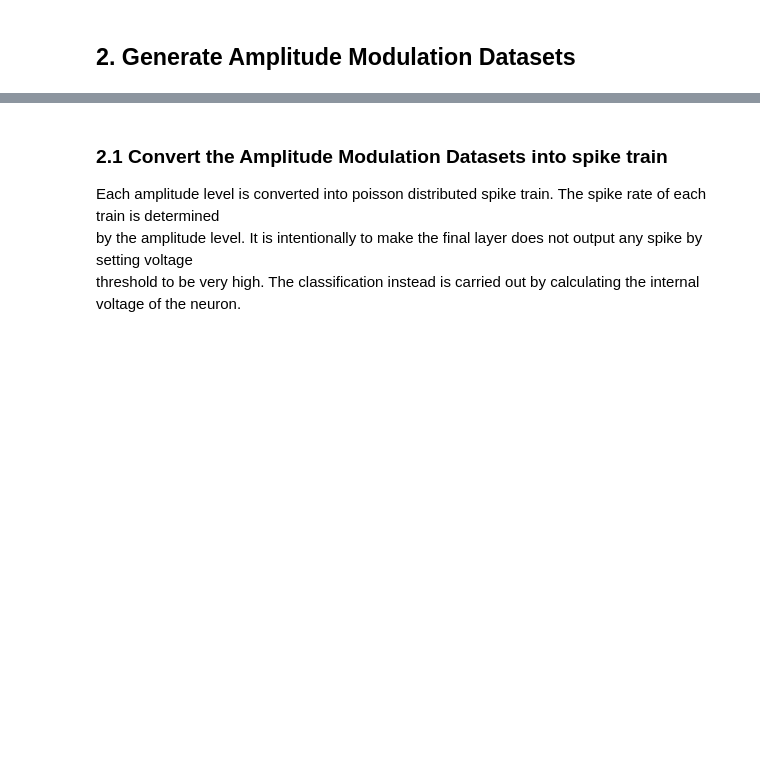
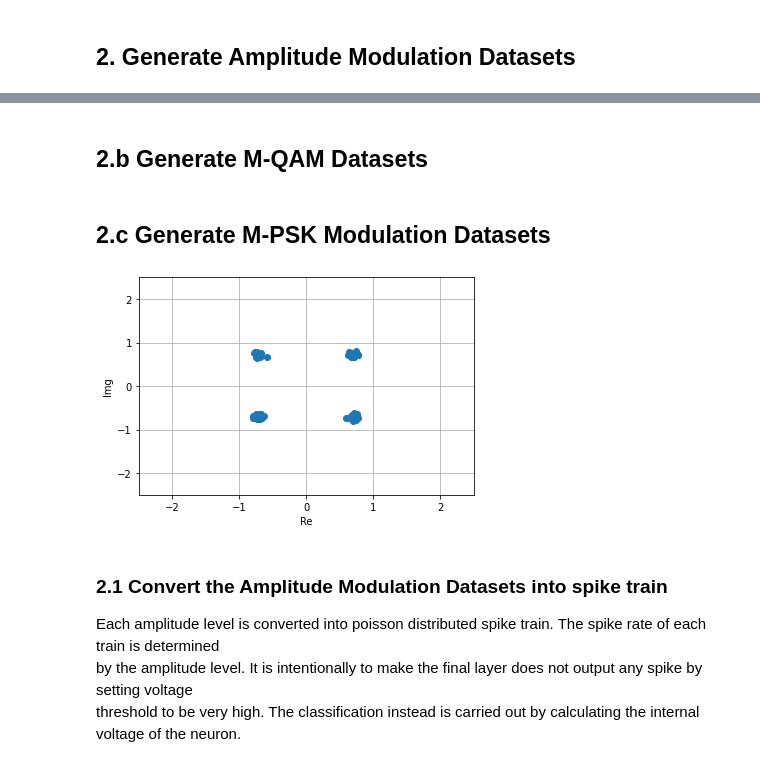
Before and after one commit to aravsi77/spiking_neural_network_thesis, a Jupyter notebook: modulation_class_snn_enabling_sbp.ipynb, the cells around one changed output, grey strips where cells are left out. Saved outputs shown, nothing was run; the diff lists cells and outputs as text; code cells hidden in the pictures; blank space fills up the shorter version.

```diff
--- a/modulation_class_snn_enabling_sbp.ipynb
+++ b/modulation_class_snn_enabling_sbp.ipynb
@@ -182,0 +183,2 @@ plt.show()
+# %% [markdown]
+## 2.b Generate M-QAM Datasets
@@ -183,3 +191,38 @@ plt.show()
+# %% [markdown]
+## 2.c Generate M-PSK Modulation Datasets
+# %%
+# generate 4 level PSK / QPSK modulation scheme
+
+M = 4
+N_samples = 100
+psk = [ np.exp( 1j * 2 * np.pi * m / M + 1j * np.pi / M ) for m in range( M ) ]
+
+SNR_dB = 25 # the SNR Value in dB
+sigma2_n = 1**2 * 10**( - SNR_dB / 10 ) # get the noise variance
+
+c = np.zeros(N_samples) + 1j*np.zeros(N_samples)
+#generate the signal and add the effect of the noise
+s = np.random.randint(M, size= N_samples) #generate N number of symbols
+
+for i,val in enumerate(s):#assign symbol to certain constellation signal
+    c[i] = psk[val]
+
+n = np.random.randn( N_samples ) + 1j * np.random.randn( N_samples ) #complex noise
+z = c + np.sqrt( sigma2_n / 2)*n
+#z = z + (1 + 1j)
+#convert to torch tensor
+s = torch.from_numpy(s)
+z = torch.from_numpy(z)
+#plot
+plt.plot( np.real( z ), np.imag( z ), '.', markersize = 12  )
+plt.xlim( (-2.5, 2.5) )
+plt.ylim( (-2.5, 2.5) )
+plt.xlabel('Re')
+plt.ylabel('Img')
+plt.grid(True)
+plt.show()
+# %% [output]
+[figure, added]
 # %% [markdown]
 ### 2.1 Convert the Amplitude Modulation Datasets into spike train
 Each amplitude level is converted into poisson distributed spike train. The spike rate of each train is determined <br>
```
Also changed, not shown: parts of 14 cells of this notebook.
